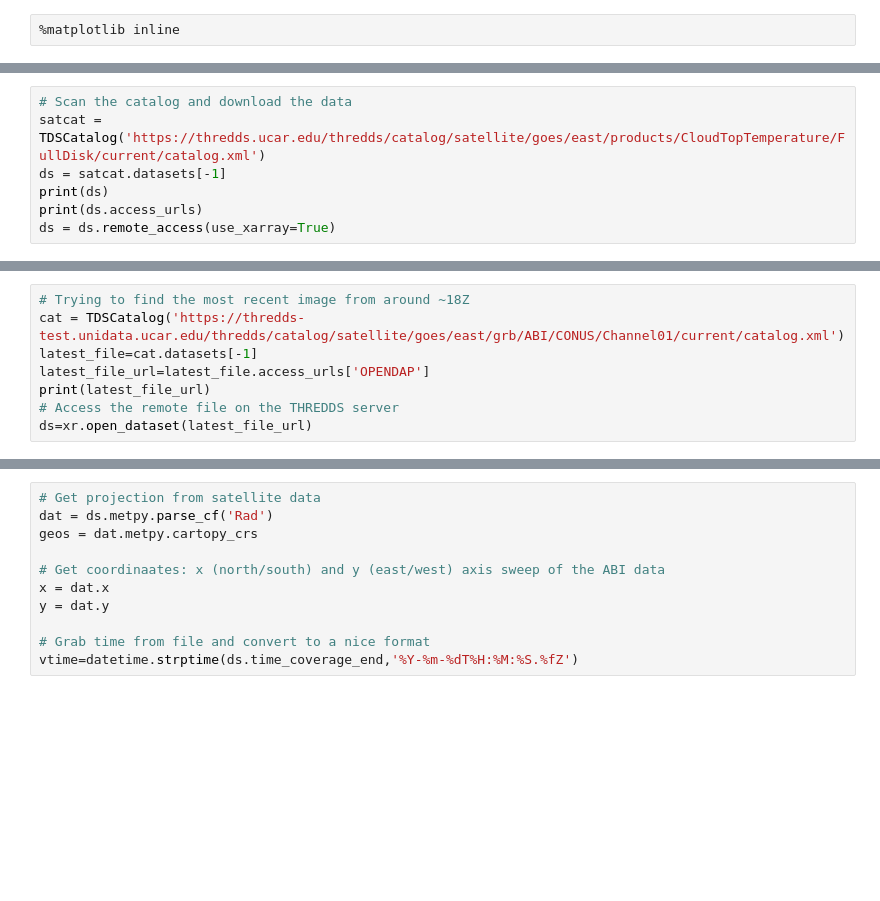
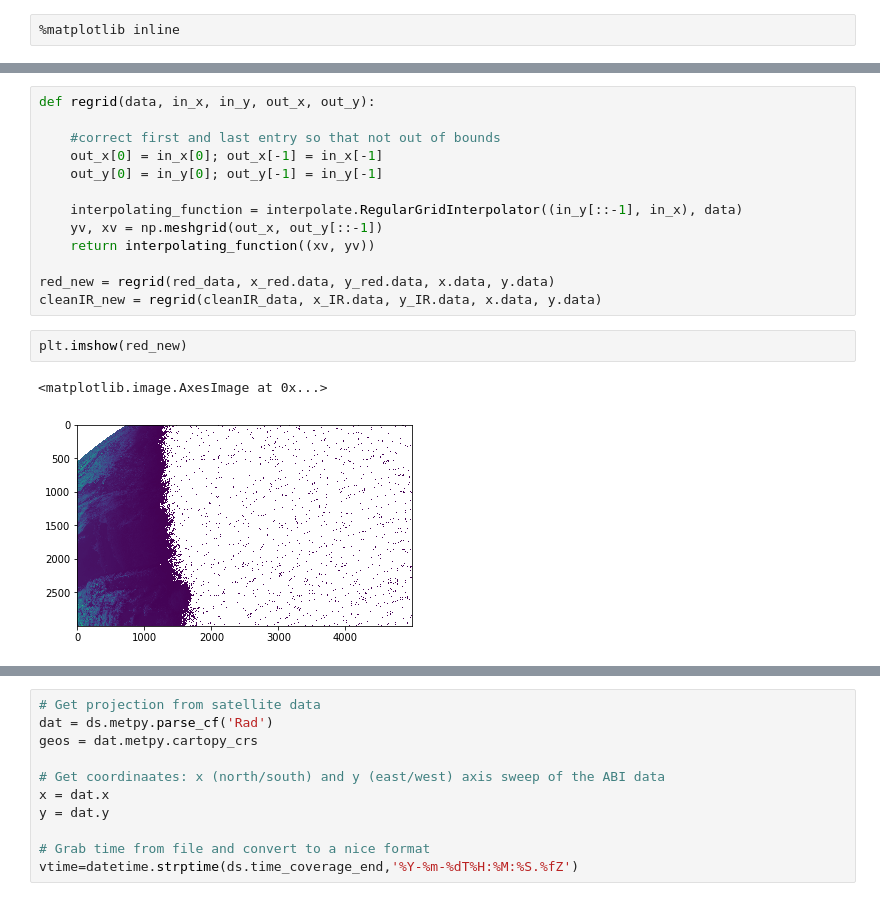
Before and after one commit to steidani/weather, a Jupyter notebook: satellite/Satellite_Example.ipynb, the cells around one changed output, grey strips where cells are left out. Saved outputs shown, nothing was run; the diff lists cells and outputs as text; blank space fills up the shorter version.

Commit message:
added satellite notebook

```diff
--- a/satellite/Satellite_Example.ipynb
+++ b/satellite/Satellite_Example.ipynb
@@ -25,7 +26,0 @@ Get satellite data and set projection based on that data.
-# %%
-# Scan the catalog and download the data
-satcat = TDSCatalog('https://thredds.ucar.edu/thredds/catalog/satellite/goes/east/products/CloudTopTemperature/FullDisk/current/catalog.xml')
-ds = satcat.datasets[-1]
-print(ds)
-print(ds.access_urls)
-ds = ds.remote_access(use_xarray=True)
@@ -35,8 +26,0 @@ OR_ABI-L2-ACHTF-M6_G16_s20200030610217_e20200030619525_c20200030621390.nc
-# %%
-# Trying to find the most recent image from around ~18Z
-cat = TDSCatalog('https://thredds-test.unidata.ucar.edu/thredds/catalog/satellite/goes/east/grb/ABI/CONUS/Channel01/current/catalog.xml')
-latest_file=cat.datasets[-1]
-latest_file_url=latest_file.access_urls['OPENDAP']
-print(latest_file_url)
-# Access the remote file on the THREDDS server
-ds=xr.open_dataset(latest_file_url)
@@ -64,0 +157,18 @@ Coordinates:
+# %%
+def regrid(data, in_x, in_y, out_x, out_y):
+
+    #correct first and last entry so that not out of bounds
+    out_x[0] = in_x[0]; out_x[-1] = in_x[-1]
+    out_y[0] = in_y[0]; out_y[-1] = in_y[-1]
+
+    interpolating_function = interpolate.RegularGridInterpolator((in_y[::-1], in_x), data)
+    yv, xv = np.meshgrid(out_x, out_y[::-1])
+    return interpolating_function((xv, yv))
+
+red_new = regrid(red_data, x_red.data, y_red.data, x.data, y.data)
+cleanIR_new = regrid(cleanIR_data, x_IR.data, y_IR.data, x.data, y.data)
+# %%
+plt.imshow(red_new)
+# %% [output]
+<matplotlib.image.AxesImage at 0x...>
+[figure, added]
```
Also changed, not shown: parts of 16 cells of this notebook, 1 other file.
